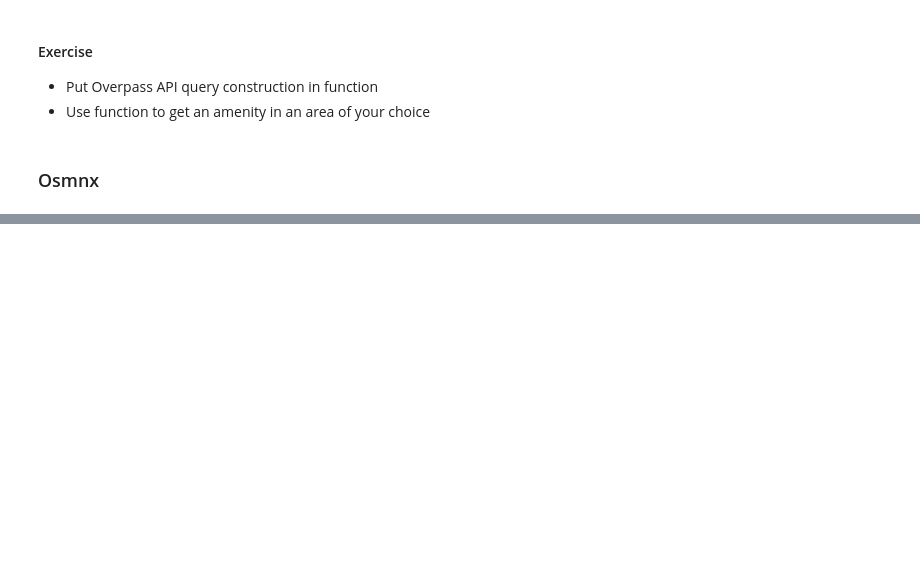
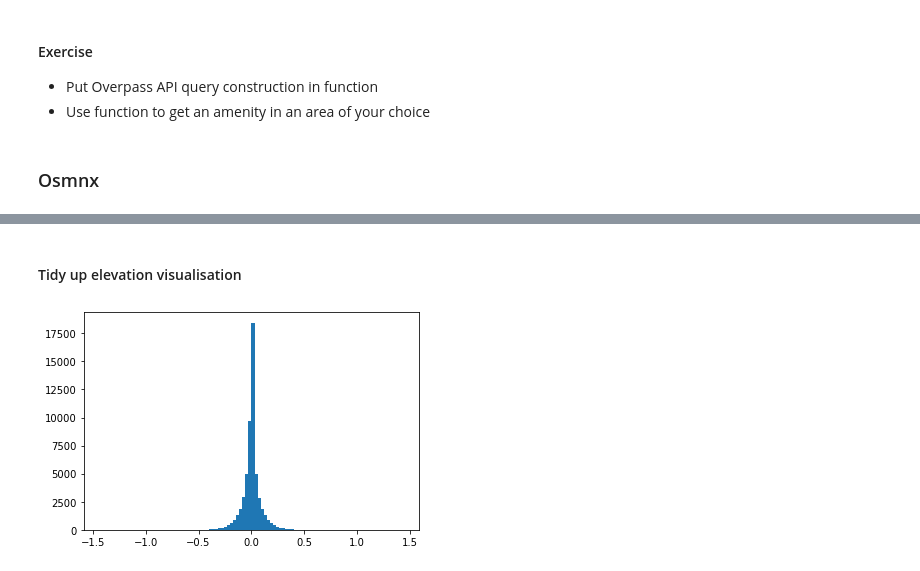
Before and after one commit to shriv/foss4g-workshop, a Jupyter notebook: notebooks/foundations.ipynb, the cells around one changed output, grey strips where cells are left out. Saved outputs shown, nothing was run; the diff lists cells and outputs as text; code cells hidden in the pictures; blank space fills up the shorter version.

```diff
--- a/notebooks/foundations.ipynb
+++ b/notebooks/foundations.ipynb
@@ -289,0 +437,6 @@ osm_df.head()
+# %% [markdown]
+#### Tidy up elevation visualisation
+# %%
+plt.hist(G_elev_edges_df['grade'], 100);
+# %% [output]
+[figure, added]
```
Also changed, not shown: parts of 37 cells of this notebook.
